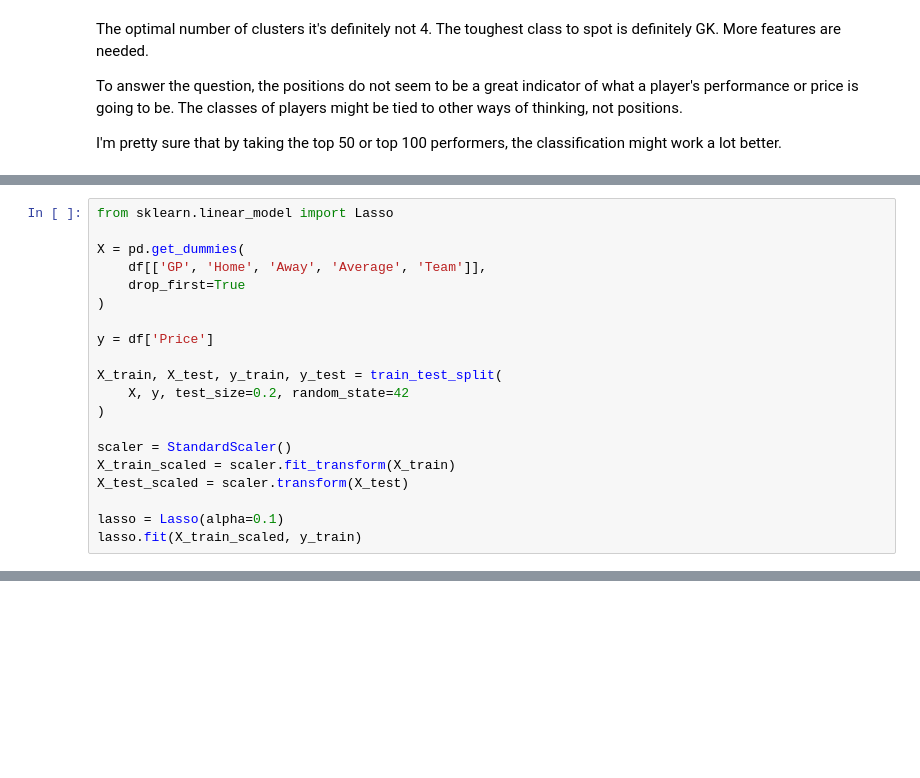
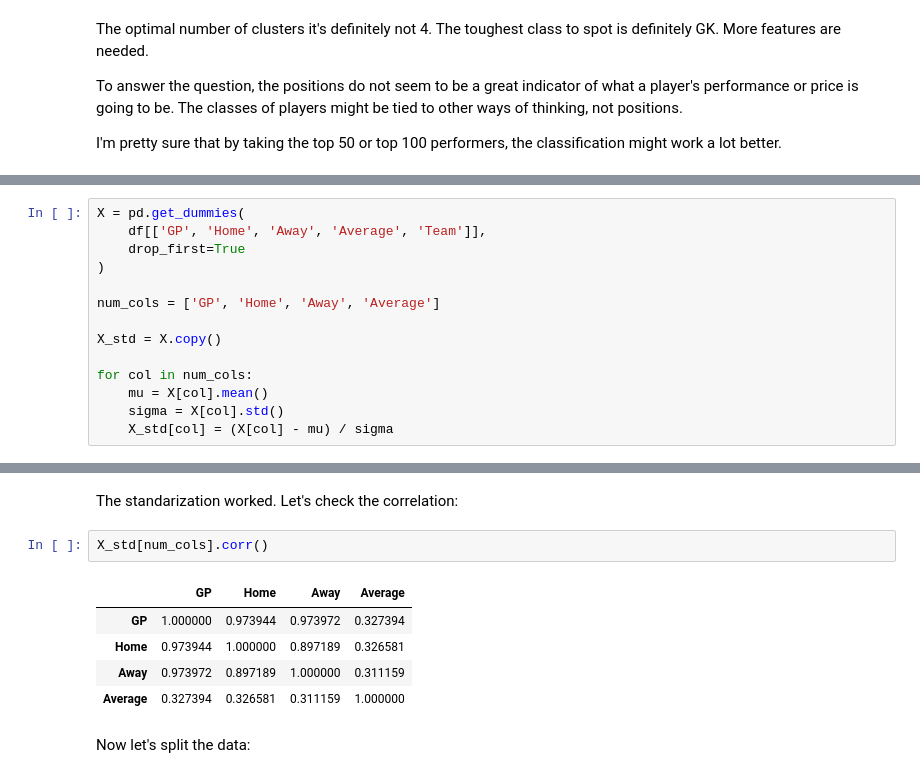
Before and after one commit to d1eg011/Premier-Analysis, a Jupyter notebook: Analysis/mid_season_check.ipynb, the cells around one changed output, grey strips where cells are left out. Cells and saved outputs as stored; diff of their text form; blank space fills up the shorter version.

```diff
--- a/Analysis/mid_season_check.ipynb
+++ b/Analysis/mid_season_check.ipynb
@@ -633,20 +640,14 @@ Now, I'm gonna use the whole dataset to try and predict the price of a player. L
 # %%
-from sklearn.linear_model import Lasso
-
 X = pd.get_dummies(
     df[['GP', 'Home', 'Away', 'Average', 'Team']],
     drop_first=True
 )
 
-y = df['Price']
+num_cols = ['GP', 'Home', 'Away', 'Average']
 
-X_train, X_test, y_train, y_test = train_test_split(
-    X, y, test_size=0.2, random_state=42
-)
+X_std = X.copy()
 
-scaler = StandardScaler()
-X_train_scaled = scaler.fit_transform(X_train)
-X_test_scaled = scaler.transform(X_test)
-
-lasso = Lasso(alpha=0.1)
-lasso.fit(X_train_scaled, y_train)
+for col in num_cols:
+    mu = X[col].mean()
+    sigma = X[col].std()
+    X_std[col] = (X[col] - mu) / sigma
@@ -675,0 +690,12 @@ dtype: float64
+# %% [markdown]
+The standarization worked. Let's check the correlation:
+# %%
+X_std[num_cols].corr()
+# %% [output]
+|  | GP | Home | Away | Average |
+| GP | 1.000000 | 0.973944 | 0.973972 | 0.327394 |
+| Home | 0.973944 | 1.000000 | 0.897189 | 0.326581 |
+| Away | 0.973972 | 0.897189 | 1.000000 | 0.311159 |
+| Average | 0.327394 | 0.326581 | 0.311159 | 1.000000 |
+# %% [markdown]
+Now let's split the data:
```
Also changed, not shown: parts of 41 cells of this notebook, 2 other files.
